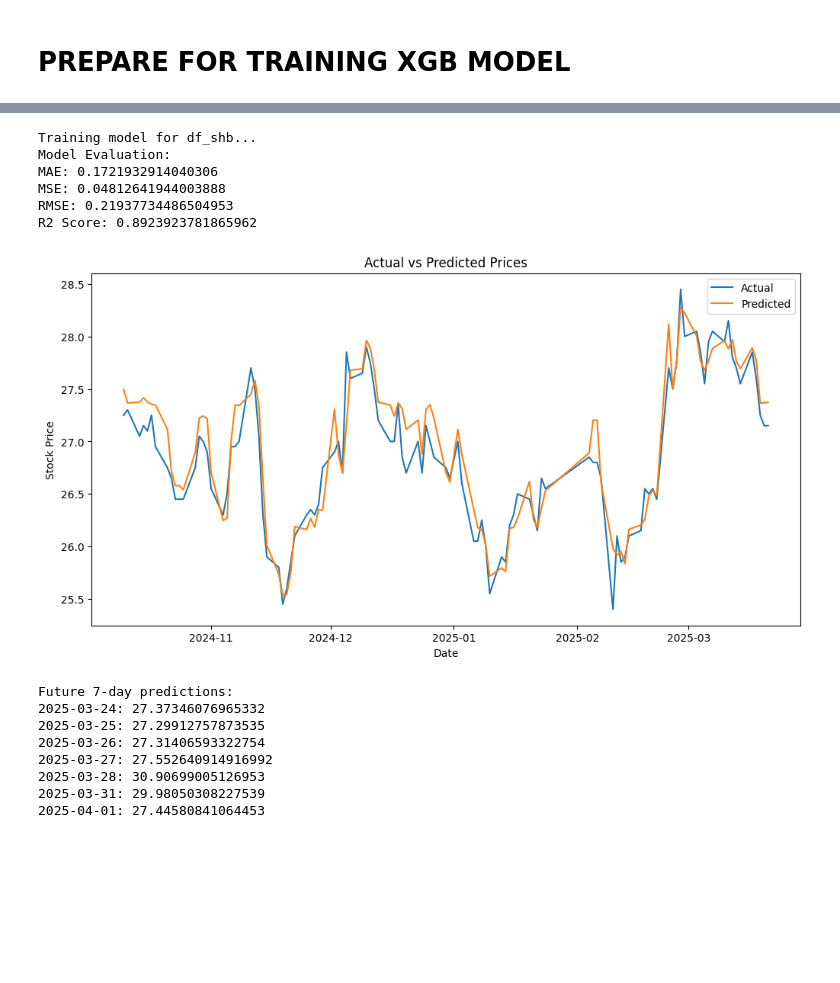
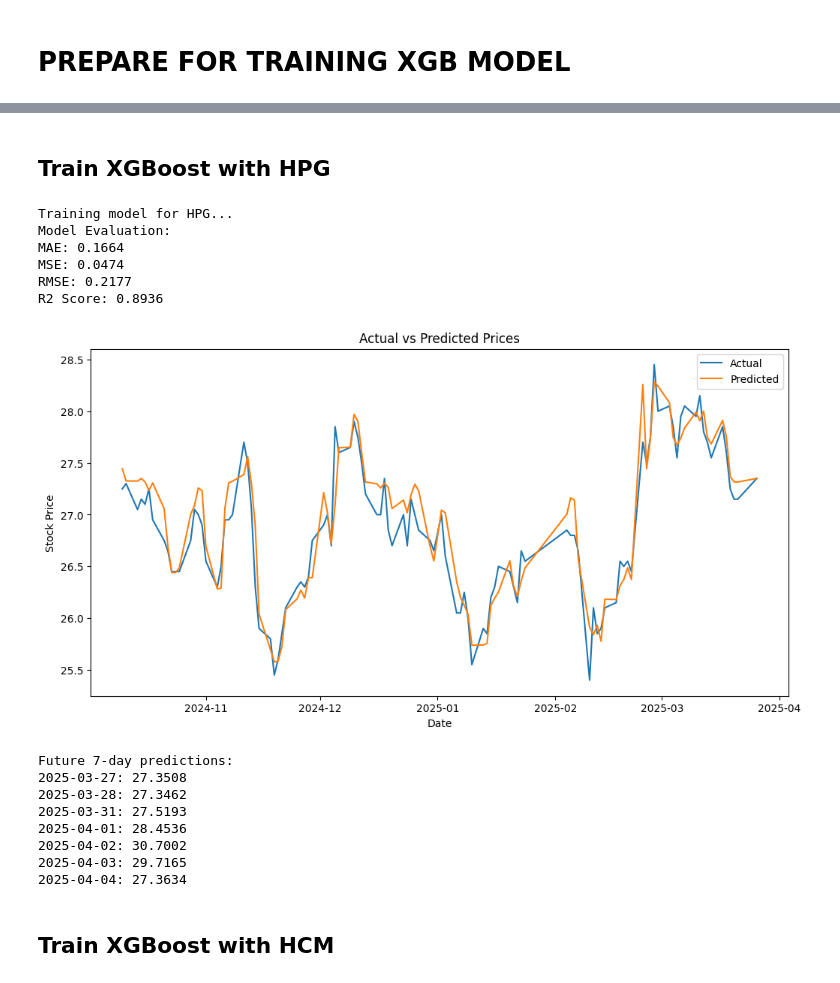
Before and after one commit to tienvtt/Stock-Analysis-and-Prediction-Applying-Machine-Learning, a Jupyter notebook: XGB.ipynb, the cells around one changed output, grey strips where cells are left out. Saved outputs shown, nothing was run; the diff lists cells and outputs as text; code cells hidden in the pictures; blank space fills up the shorter version.

Commit message:
Update input hyperparameters

```diff
--- a/XGB.ipynb
+++ b/XGB.ipynb
@@ -220,31 +206,35 @@ from sklearn.metrics import mean_absolute_error, mean_squared_error, r2_score
 # %%
 def train_xgboost(df, test_size=0.2, cv_folds=3, **hyperparams):
     df = df.copy()
-    df = df.sort_index(ascending=True)  # Sắp xếp theo thời gian
-    df.drop(columns=['code'], inplace=True)  # Loại bỏ cột không cần thiết
+    df.drop(columns=['code'], inplace=True, errors='ignore')
 
-    X = df.drop(columns=['close'])  # Biến độc lập
-    y = df['close']  # Biến mục tiêu
+    X = df.drop(columns=['close'])
+    y = df['close']
 
+    # Train/test split
     X_train, X_test, y_train, y_test = train_test_split(X, y, test_size=test_size, shuffle=False)
 
     model = xgb.XGBRegressor(objective='reg:squarederror', random_state=42, **hyperparams)
 
+    # Train model
     model.fit(X_train, y_train)
 
+    # Predict on test set
     y_pred = model.predict(X_test)
 
+    # Evaluate model
     mae = mean_absolute_error(y_test, y_pred)
     mse = mean_squared_error(y_test, y_pred)
     rmse = np.sqrt(mse)
     r2 = r2_score(y_test, y_pred)
 
     print("Model Evaluation:")
-    print(f"MAE: {mae}")
-    print(f"MSE: {mse}")
-    print(f"RMSE: {rmse}")
-    print(f"R2 Score: {r2}")
+    print(f"MAE: {mae:.4f}")
+    print(f"MSE: {mse:.4f}")
+    print(f"RMSE: {rmse:.4f}")
+    print(f"R2 Score: {r2:.4f}")
 
+    # Visualize actual and predicted values
     plt.figure(figsize=(12, 6))
     plt.plot(y_test.index, y_test, label='Actual')
     plt.plot(y_test.index, y_pred, label='Predicted')
@@ -263,8 +253,8 @@ def train_xgboost(df, test_size=0.2, cv_folds=3, **hyperparams):
         future_price = model.predict(last_known_features)[0]
         future_predictions.append(future_price)
         last_known_features = np.roll(last_known_features, -1)
-        last_known_features[0, -1] = future_price  # Cập nhật giá trị cuối cùng
+        last_known_features[0, -1] = future_price  # Add new predicted value
 
-    print("Future 7-day predictions:")
+    print("\nFuture 7-day predictions:")
     for date, price in zip(future_dates, future_predictions):
-        print(f"{date.date()}: {price}")
+        print(f"{date.date()}: {price:.4f}")
@@ -333,21 +360,36 @@ Future 7-day predictions:
+# %% [markdown]
+## **Train XGBoost with HPG**
 # %%
-df_hpg_hyperparams = {'n_estimators': 100, 'learning_rate': 0.05, 'max_depth': 5}
-print("Training model for df_shb...")
+df_hpg_hyperparams = {
+    'n_estimators': 100,
+    'learning_rate': 0.05,
+    'max_depth': 5,
+    'subsample': 0.8,
+    'colsample_bytree': 0.8,
+    'gamma': 0.1,
+    'min_child_weight': 3,
+    'reg_alpha': 0.01,
+    'reg_lambda': 0.1
+}
+
+print("Training model for HPG...")
 train_xgboost(df_hpg, **df_hpg_hyperparams)
 # %% [output]
-Training model for df_shb...
+Training model for HPG...
 Model Evaluation:
-MAE: 0.1721932914040306
-MSE: 0.04812641944003888
-RMSE: 0.21937734486504953
-R2 Score: 0.8923923781865962
+MAE: 0.1664
+MSE: 0.0474
+RMSE: 0.2177
+R2 Score: 0.8936
-[figure, old version]
+[figure, new version]
 Future 7-day predictions:
-2025-03-24: 27.37346076965332
-2025-03-25: 27.29912757873535
-2025-03-26: 27.31406593322754
-2025-03-27: 27.552640914916992
-2025-03-28: 30.90699005126953
-2025-03-31: 29.98050308227539
-2025-04-01: 27.44580841064453
+2025-03-27: 27.3508
+2025-03-28: 27.3462
+2025-03-31: 27.5193
+2025-04-01: 28.4536
+2025-04-02: 30.7002
+2025-04-03: 29.7165
+2025-04-04: 27.3634
+# %% [markdown]
+## **Train XGBoost with HCM**
 # %%
```
Also changed, not shown: parts of 11 cells of this notebook.
